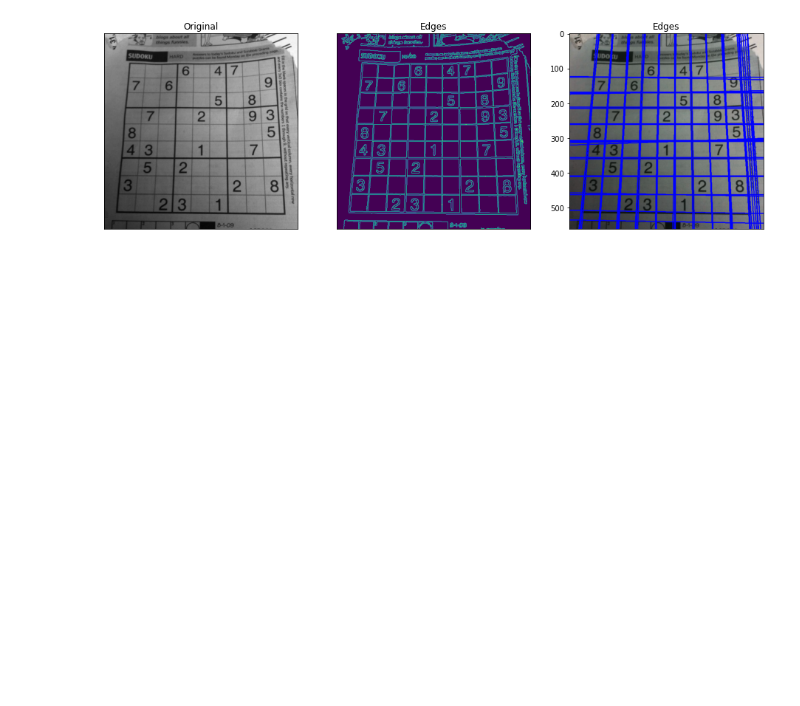
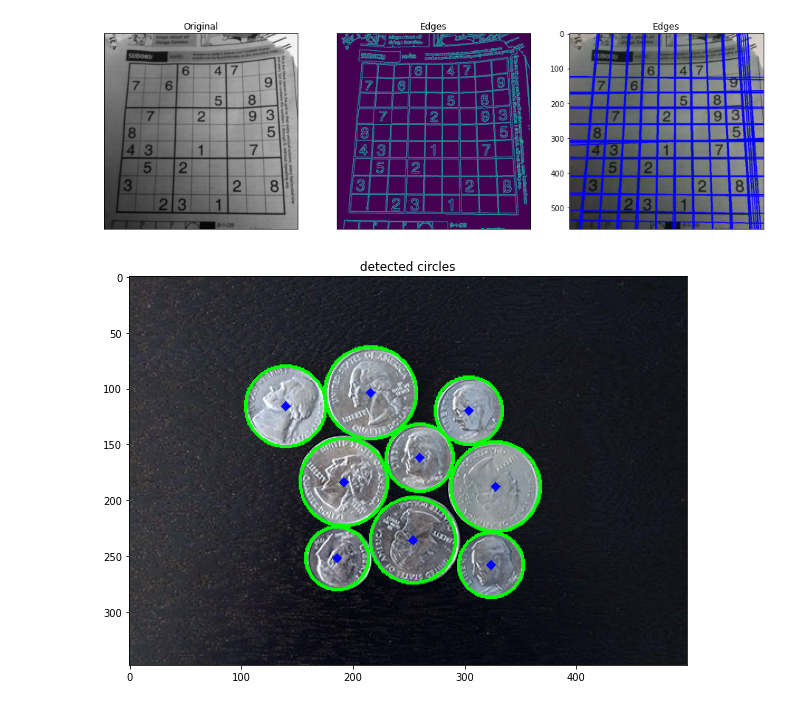
Before and after one commit to NaduniDamsariLiyanage/en_2550, a Jupyter notebook: exercise6.ipynb, the cells around one changed output. Cells and saved outputs as stored; diff of their text form; code cells hidden in the pictures; blank space fills up the shorter version.

```diff
--- a/exercise6.ipynb
+++ b/exercise6.ipynb
@@ -43,2 +43,24 @@ assert im is not None
+# %%
+import cv2 as cv
+import matplotlib.pyplot as plt
+import numpy as np
+%matplotlib inline
+
+img=cv.imread(r'images/coins.jpg',cv.IMREAD_COLOR)
+assert img is not None
+
+gray=cv.cvtColor(img,cv.COLOR_BGR2GRAY)
+circles = cv.HoughCircles(gray,cv.HOUGH_GRADIENT,1,50, param1=190,param2=70,minRadius=15,maxRadius=70)
+circles = np.uint16(np.around(circles))
+for i in circles[0,:]:
+    cv.circle(img,(i[0],i[1]),i[2],(0,255,0),2)
+    cv.circle(img,(i[0],i[1]),2,(0,0,255),3)
+
+fig,ax=plt.subplots(1,1,figsize=(10,10))
+ax.imshow(img)
+ax.set_title("detected circles")
+plt.show()
+# %% [output]
+[figure, added]
 # %%
 import cv2 as cv
```
Also changed, not shown: parts of 7 cells of this notebook.
